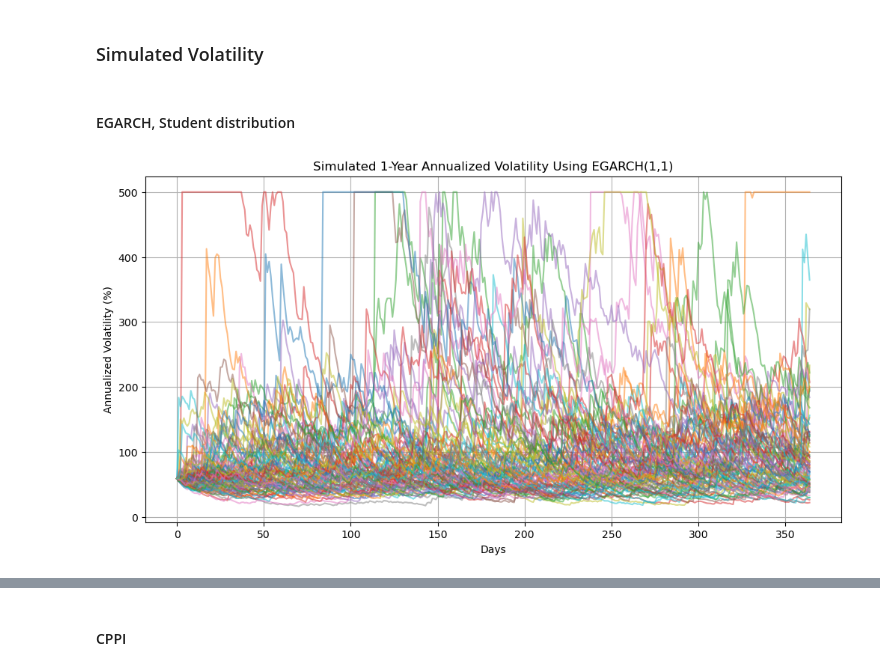
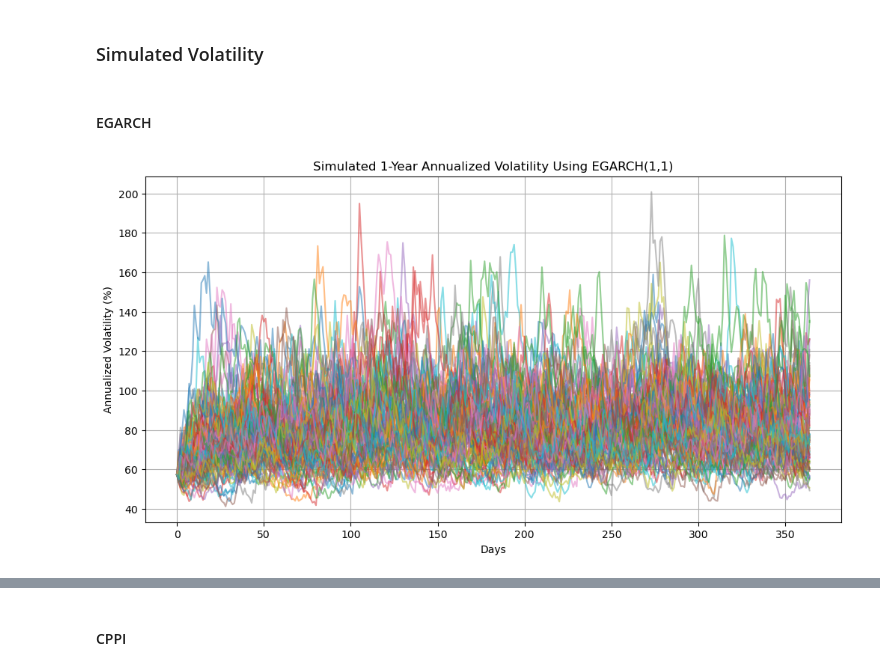
Before and after one commit to ugoescato/Applied-Master-Project, a Jupyter notebook: simulation_analysis_daily.ipynb, the cells around one changed output, grey strips where cells are left out. Cells and saved outputs as stored; diff of their text form; code cells hidden in the pictures.

```diff
--- a/simulation_analysis_daily.ipynb
+++ b/simulation_analysis_daily.ipynb
@@ -689,37 +800,35 @@ Turnover: 0.00%
 # %% [markdown]
 ### Simulated Volatility
 # %% [markdown]
-#### EGARCH, Student distribution
+#### EGARCH
 # %%
-model = arch_model(btc_returns*100, vol='EGARCH', p=1, q=1, dist='t')  # Use Student's t for fat tails
+model = arch_model(btc_returns*100, vol='EGARCH', p=1, q=1)
 fit = model.fit(disp='off')  # Suppress output
 
 n_days = 365
 n_simulations = 1000
-vol_cap = 5
 
 # Forecast future volatility
 forecast = fit.forecast(horizon=n_days, simulations=n_simulations, method='simulation')
 
 # Extract simulated daily volatility (square root of variances)
 simulated_volatility_daily = np.sqrt(forecast.simulations.variances) / 100
 
 # Convert daily volatility to annualized volatility
 simulated_volatility_annualized = simulated_volatility_daily * np.sqrt(365)
-simulated_volatility_annualized = np.minimum(simulated_volatility_annualized, vol_cap)
 
 # Plot the simulated annualized volatility paths
 plt.figure(figsize=(12, 6))
 
 # Plot a subset of random paths for better visualization
 for i in range(100):  # 100 sample paths
     plt.plot(simulated_volatility_annualized.T[:, i]*100, alpha=0.5)
 
 # Plot the mean annualized volatility path
 plt.title("Simulated 1-Year Annualized Volatility Using EGARCH(1,1)")
 plt.xlabel("Days")
 plt.ylabel("Annualized Volatility (%)")
 plt.grid(True)
 plt.show()
 # %% [output]
-[figure, old version]
+[figure, new version]
```
Also changed, not shown: parts of 22 cells of this notebook.
